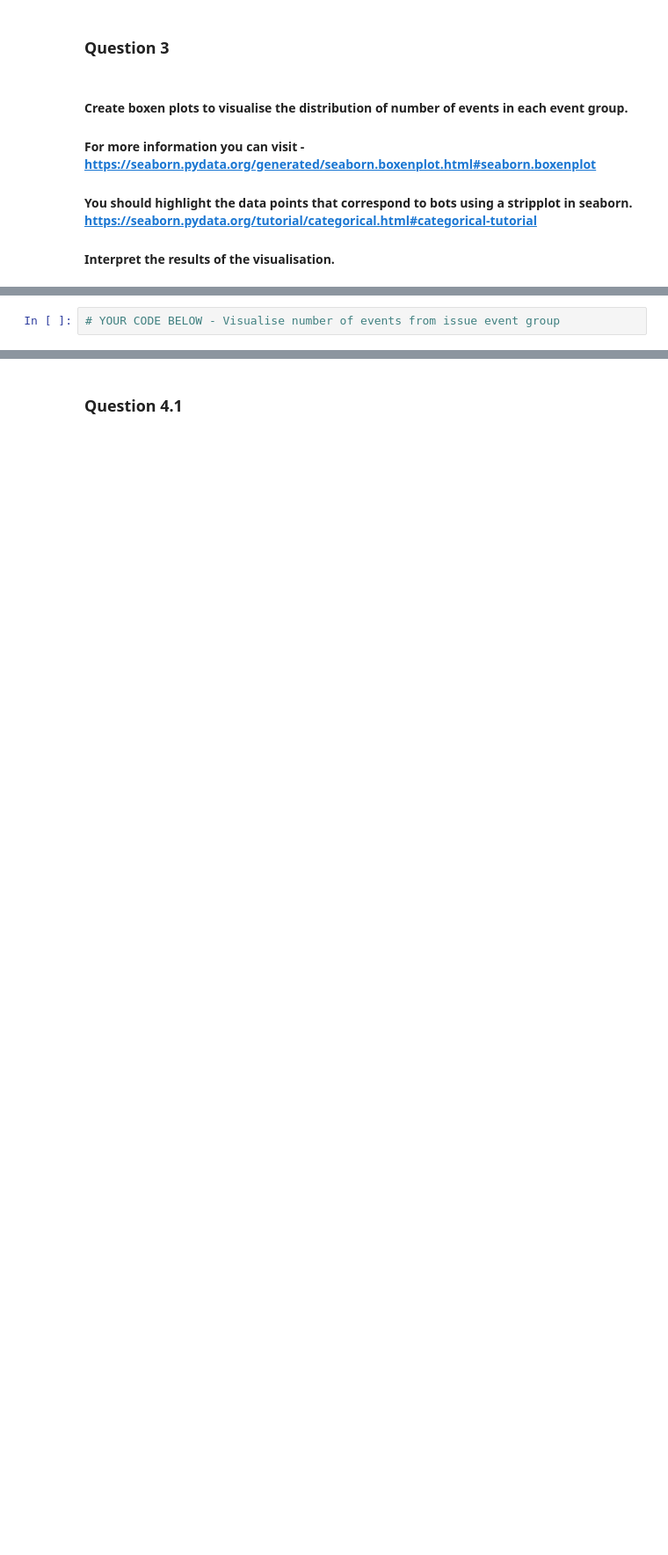
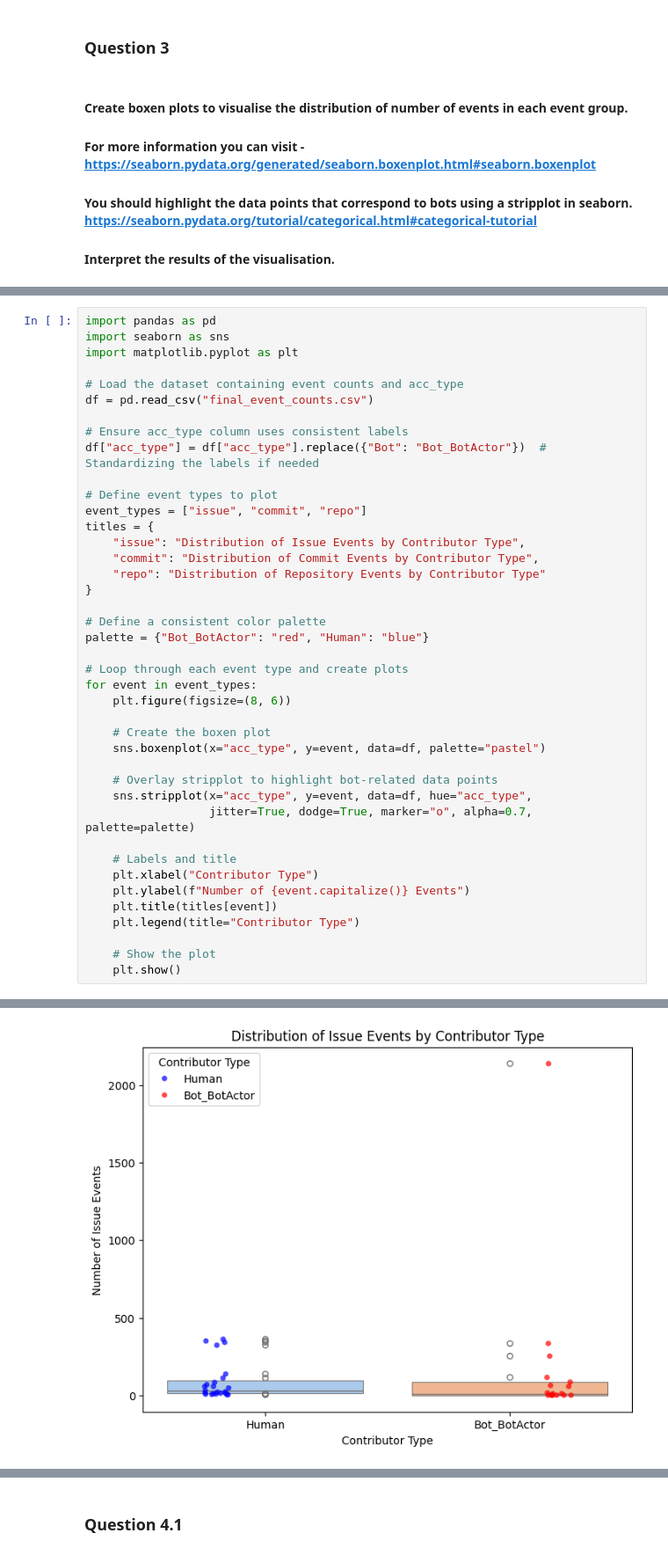
Before and after one commit to Elismaiyly/Software_Evolution_TP_bots, a Jupyter notebook: TP_bots_template.ipynb, the cells around one changed output, grey strips where cells are left out. Shown at 88% size. Drawn from its saved outputs; the diff is of its cells as text; blank space fills up the shorter version.

```diff
--- a/TP_bots_template.ipynb
+++ b/TP_bots_template.ipynb
@@ -567,2 +787,42 @@ df_medians.pivot(index='acc_type', columns='event_group', values='median')#.rese
 # %%
-# YOUR CODE BELOW - Visualise number of events from issue event group
+import pandas as pd
+import seaborn as sns
+import matplotlib.pyplot as plt
+
+# Load the dataset containing event counts and acc_type
+df = pd.read_csv("final_event_counts.csv")
+
+# Ensure acc_type column uses consistent labels
+df["acc_type"] = df["acc_type"].replace({"Bot": "Bot_BotActor"})  # Standardizing the labels if needed
+
+# Define event types to plot
+event_types = ["issue", "commit", "repo"]
+titles = {
+    "issue": "Distribution of Issue Events by Contributor Type",
+    "commit": "Distribution of Commit Events by Contributor Type",
+    "repo": "Distribution of Repository Events by Contributor Type"
+}
+
+# Define a consistent color palette
+palette = {"Bot_BotActor": "red", "Human": "blue"}
+
+# Loop through each event type and create plots
+for event in event_types:
+    plt.figure(figsize=(8, 6))
+
+    # Create the boxen plot
+    sns.boxenplot(x="acc_type", y=event, data=df, palette="pastel")
+
+    # Overlay stripplot to highlight bot-related data points
+    sns.stripplot(x="acc_type", y=event, data=df, hue="acc_type",
+                  jitter=True, dodge=True, marker="o", alpha=0.7, palette=palette)
+
+    # Labels and title
+    plt.xlabel("Contributor Type")
+    plt.ylabel(f"Number of {event.capitalize()} Events")
+    plt.title(titles[event])
+    plt.legend(title="Contributor Type")
+
+    # Show the plot
+    plt.show()
+# %% [output]
@@ -568,0 +832 @@ df_medians.pivot(index='acc_type', columns='event_group', values='median')#.rese
+[figure, added]
```
Also changed, not shown: parts of 28 cells of this notebook.
